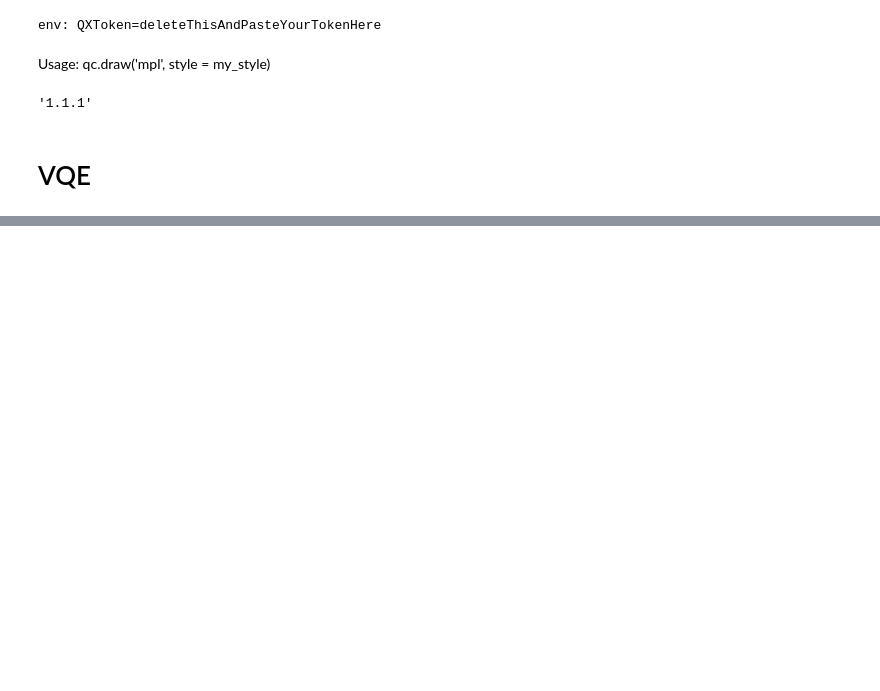
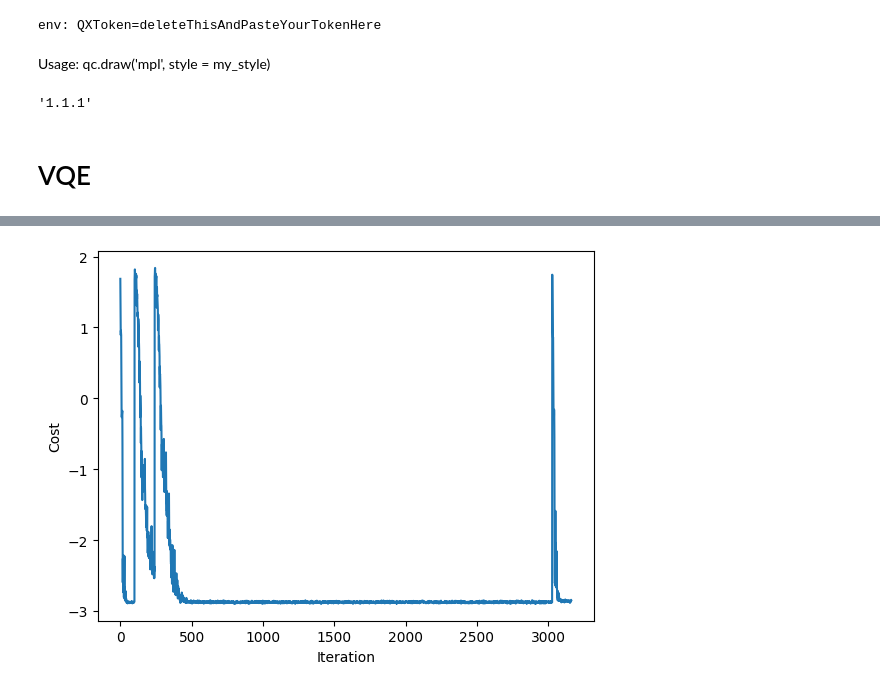
Before and after one commit to TheLittleRock/VQE-Test, a Jupyter notebook: VQE Test.ipynb, the cells around one changed output, grey strips where cells are left out. Cells and saved outputs as stored; diff of their text form; code cells hidden in the pictures; blank space fills up the shorter version.

```diff
--- a/VQE Test.ipynb
+++ b/VQE Test.ipynb
@@ -59,0 +204,8 @@ qiskit.__version__
+# %%
+fig, ax = plt.subplots()
+plt.plot(range(callback_dict["iters"]), callback_dict["cost_history"])
+plt.xlabel("Iteration")
+plt.ylabel("Cost")
+plt.draw()
+# %% [output]
+[figure, added]
```
Also changed, not shown: parts of 7 cells of this notebook, 1 other file.
